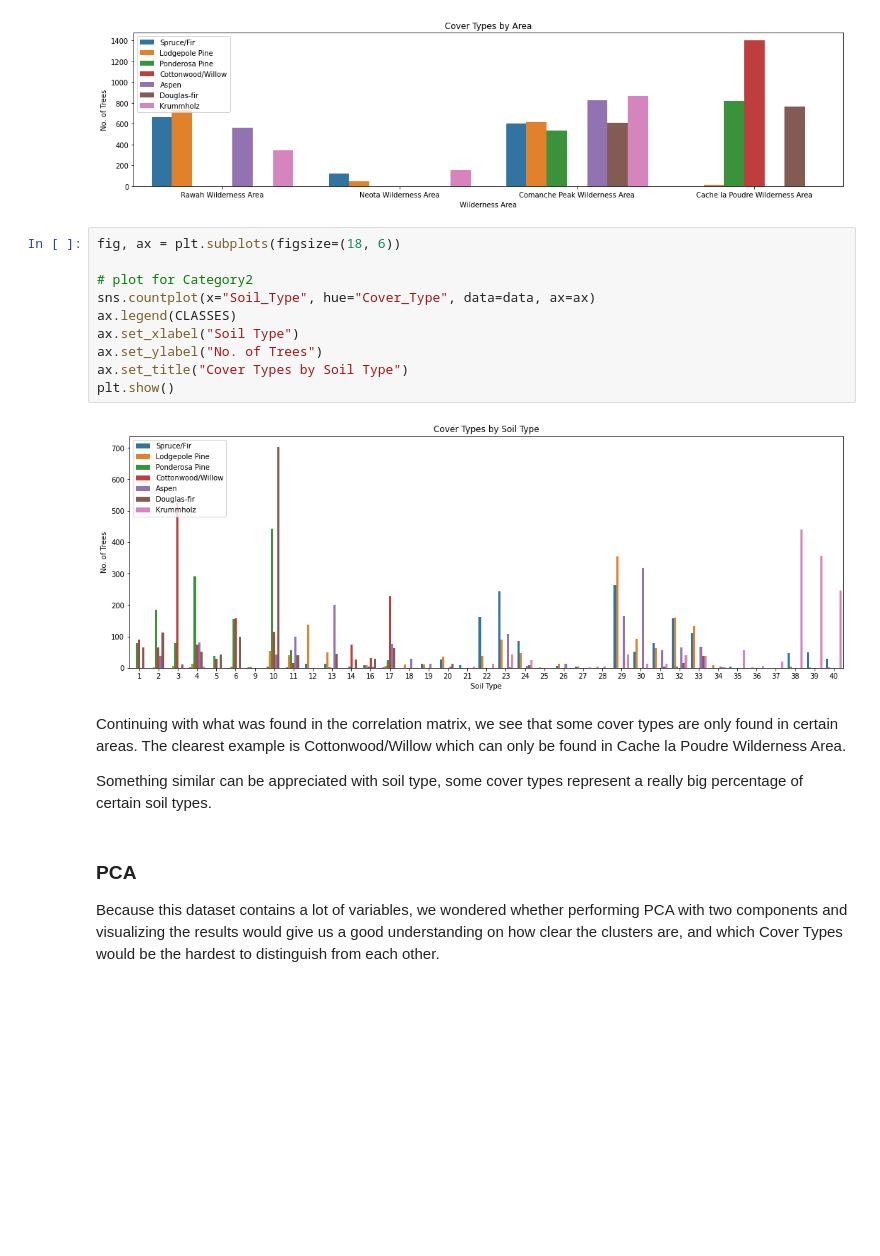
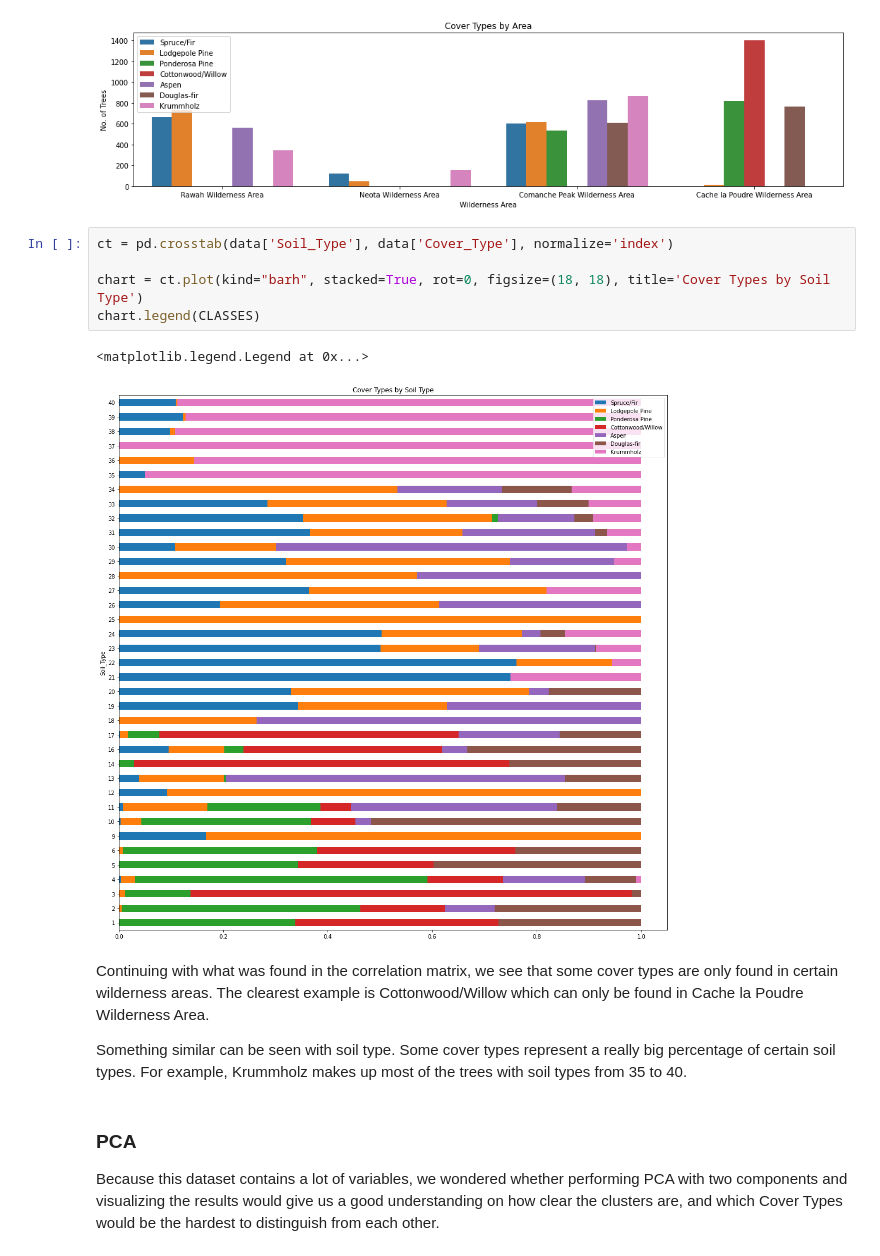
Before and after one commit to hanmaegeo/Forest-Cover-Type-Prediction, a Jupyter notebook: project_baseline.ipynb, the cells around one changed output. Saved outputs shown, nothing was run; the diff lists cells and outputs as text; blank space fills up the shorter version.

```diff
--- a/project_baseline.ipynb
+++ b/project_baseline.ipynb
@@ -246,22 +270,18 @@ ax.set_title("Cover Types by Area")
 plt.show()
 # %% [output]
 [figure]
-# %%
-fig, ax = plt.subplots(figsize=(18, 6))
-
-# plot for Category2
-sns.countplot(x="Soil_Type", hue="Cover_Type", data=data, ax=ax)
-ax.legend(CLASSES)
-ax.set_xlabel("Soil Type")
-ax.set_ylabel("No. of Trees")
-ax.set_title("Cover Types by Soil Type")
-plt.show()
-# %% [output]
-[figure, removed]
+# %%
+ct = pd.crosstab(data['Soil_Type'], data['Cover_Type'], normalize='index')
+
+chart = ct.plot(kind="barh", stacked=True, rot=0, figsize=(18, 18), title='Cover Types by Soil Type')
+chart.legend(CLASSES)
+# %% [output]
+<matplotlib.legend.Legend at 0x...>
+[figure, added]
 # %% [markdown]
-Continuing with what was found in the correlation matrix, we see that some cover types are only found in certain areas. The clearest example is Cottonwood/Willow which can only be found in Cache la Poudre Wilderness Area.
+Continuing with what was found in the correlation matrix, we see that some cover types are only found in certain wilderness areas. The clearest example is Cottonwood/Willow which can only be found in Cache la Poudre Wilderness Area.
 
-Something similar can be appreciated with soil type, some cover types represent a really big percentage of certain soil types.
+Something similar can be seen with soil type. Some cover types represent a really big percentage of certain soil types. For example, Krummholz makes up most of the trees with soil types from 35 to 40.
 # %% [markdown]
 ### PCA
 
```
Also changed, not shown: parts of 7 cells of this notebook.
